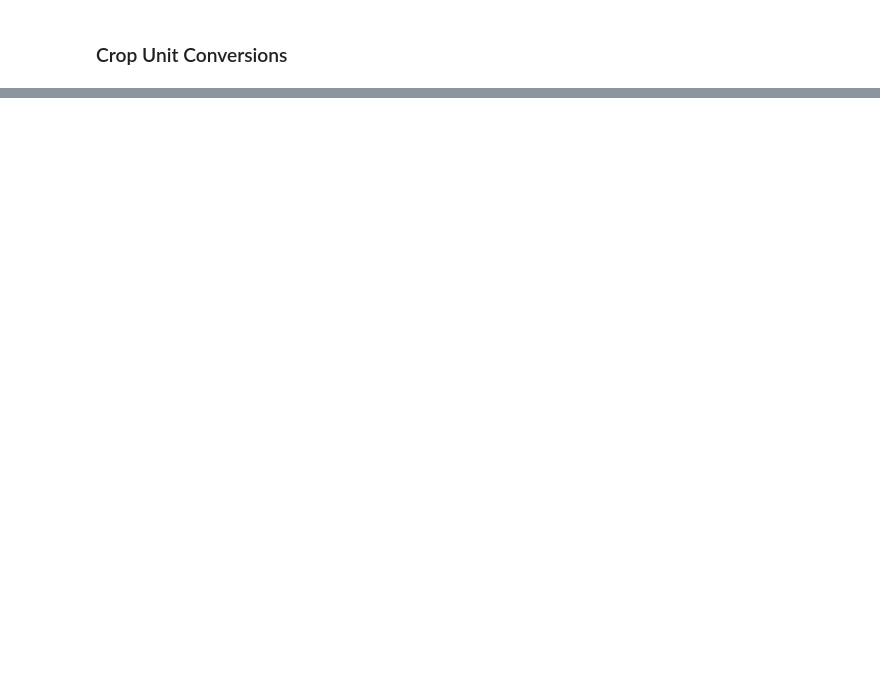
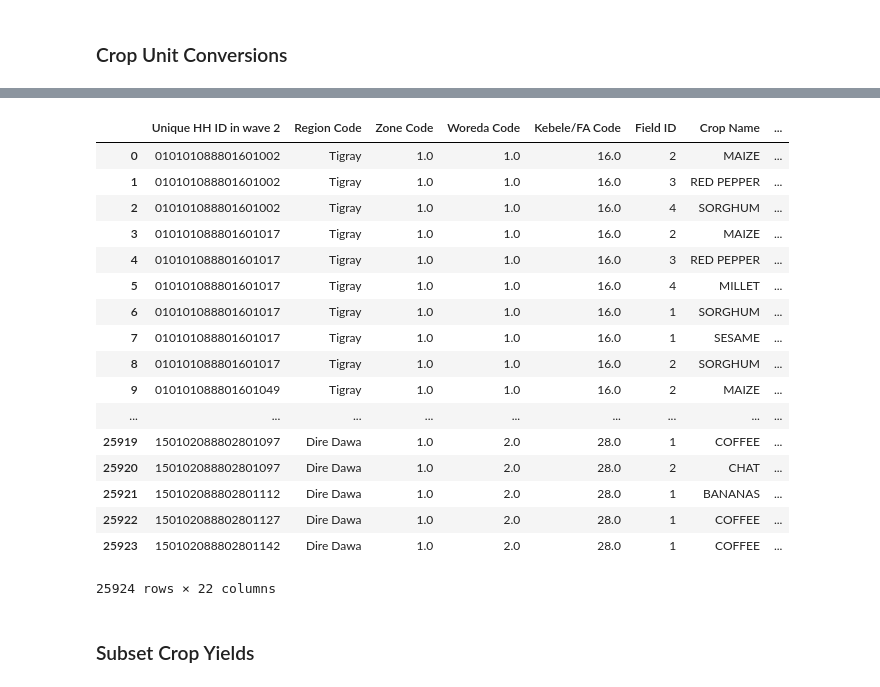
Before and after one commit to WorldModelers/remote-sensing, a Jupyter notebook: LSMS-to-Geo.ipynb, the cells around one changed output, grey strips where cells are left out. Drawn from its saved outputs; the diff is of its cells as text; code cells hidden in the pictures; blank space fills up the shorter version.

```diff
--- a/LSMS-to-Geo.ipynb
+++ b/LSMS-to-Geo.ipynb
@@ -59,0 +250,19 @@ c_conversions = pd.read_stata(f'{LSMS_PATH}/Food and Crop Conversion Factors/Cro
+# %%
+def gen_reg_zone_woreda(row, f):
+    """
+    Generates a string combining region_zone_woreda for use during lookups.
+    """
+    if f == 'c_yields':
+        region = row['Region Code']
+        zone = int(row['Zone Code'])
+        woreda = int(row['Woreda Code'])
+        return f"{region}_{zone}_{woreda}".lower()
+    elif f == 'land_conversions':
+        region = row['region']
+        zone = int(row['zone'])
+        woreda = int(row['woreda'])
+        return f"{region}_{zone}_{woreda}".lower()
+# %%
+c_yields['region_zone_woreda'] = c_yields.apply(lambda row: gen_reg_zone_woreda(row, 'c_yields'), axis=1)
+# %%
+land_conversions['region_zone_woreda'] = land_conversions.apply(lambda row: gen_reg_zone_woreda(row, 'land_conversions'), axis=1)
@@ -59,0 +273,2 @@ c_conversions = pd.read_stata(f'{LSMS_PATH}/Food and Crop Conversion Factors/Cro
+# %%
+c_yields = c_yields.merge(land_conversions, on='region_zone_woreda', how='left')
@@ -59,0 +279,23 @@ c_conversions = pd.read_stata(f'{LSMS_PATH}/Food and Crop Conversion Factors/Cro
+# %%
+c_yields
+# %% [output]
+|  | Unique HH ID in wave 2 | Region Code | Zone Code | Woreda Code | Kebele/FA Code | Field ID | Crop Name | ... |
+| 0 | 010101088801601002 | Tigray | 1.0 | 1.0 | 16.0 | 2 | MAIZE | ... |
+| 1 | 010101088801601002 | Tigray | 1.0 | 1.0 | 16.0 | 3 | RED PEPPER | ... |
+| 2 | 010101088801601002 | Tigray | 1.0 | 1.0 | 16.0 | 4 | SORGHUM | ... |
+| 3 | 010101088801601017 | Tigray | 1.0 | 1.0 | 16.0 | 2 | MAIZE | ... |
+| 4 | 010101088801601017 | Tigray | 1.0 | 1.0 | 16.0 | 3 | RED PEPPER | ... |
+| 5 | 010101088801601017 | Tigray | 1.0 | 1.0 | 16.0 | 4 | MILLET | ... |
+| 6 | 010101088801601017 | Tigray | 1.0 | 1.0 | 16.0 | 1 | SORGHUM | ... |
+| 7 | 010101088801601017 | Tigray | 1.0 | 1.0 | 16.0 | 1 | SESAME | ... |
+| 8 | 010101088801601017 | Tigray | 1.0 | 1.0 | 16.0 | 2 | SORGHUM | ... |
+| 9 | 010101088801601049 | Tigray | 1.0 | 1.0 | 16.0 | 2 | MAIZE | ... |
+| ... | ... | ... | ... | ... | ... | ... | ... | ... |
+| 25919 | 150102088802801097 | Dire Dawa | 1.0 | 2.0 | 28.0 | 1 | COFFEE | ... |
+| 25920 | 150102088802801097 | Dire Dawa | 1.0 | 2.0 | 28.0 | 2 | CHAT | ... |
+| 25921 | 150102088802801112 | Dire Dawa | 1.0 | 2.0 | 28.0 | 1 | BANANAS | ... |
+| 25922 | 150102088802801127 | Dire Dawa | 1.0 | 2.0 | 28.0 | 1 | COFFEE | ... |
+| 25923 | 150102088802801142 | Dire Dawa | 1.0 | 2.0 | 28.0 | 1 | COFFEE | ... |
+25924 rows × 22 columns
+# %% [markdown]
+### Subset Crop Yields
```
Also changed, not shown: parts of 42 cells of this notebook, 4 other files.
